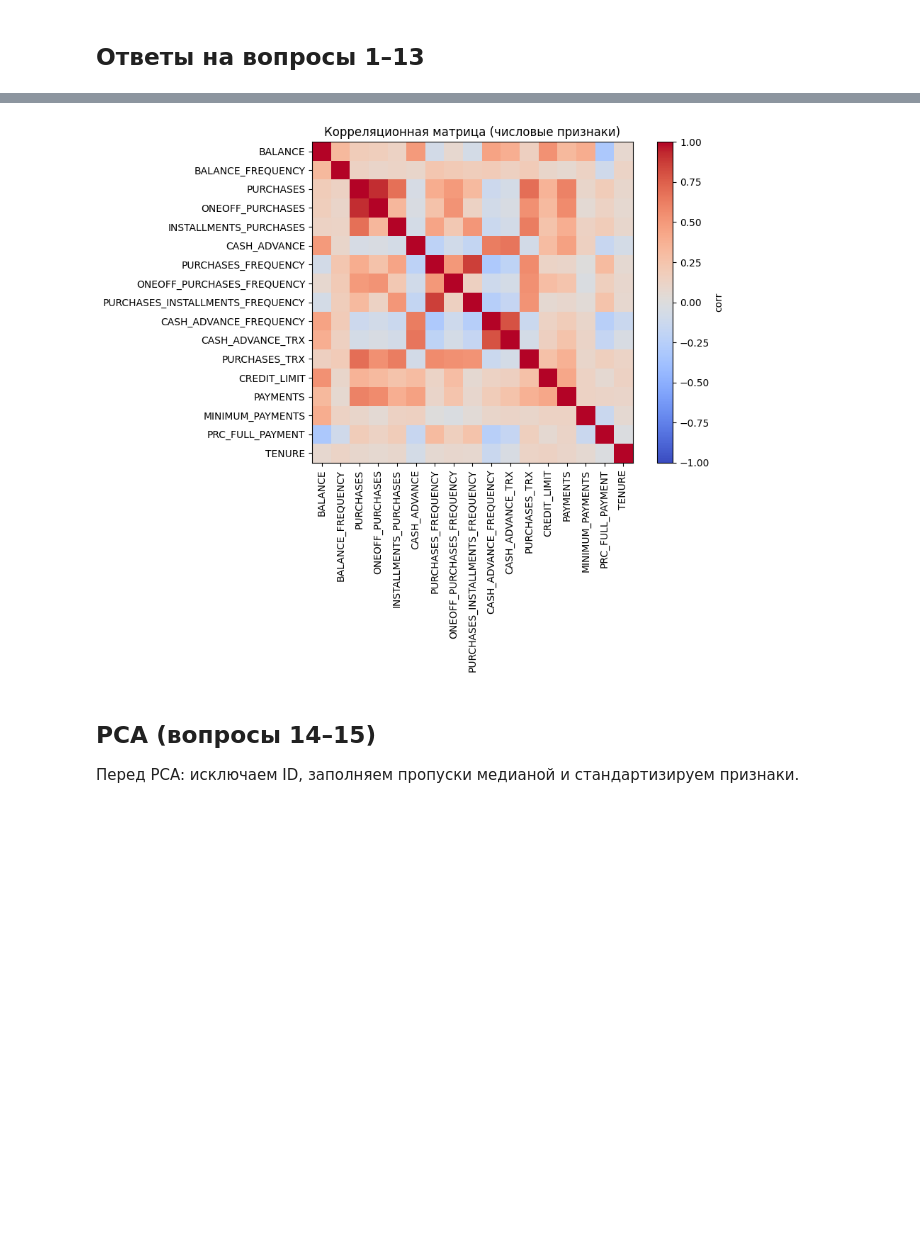
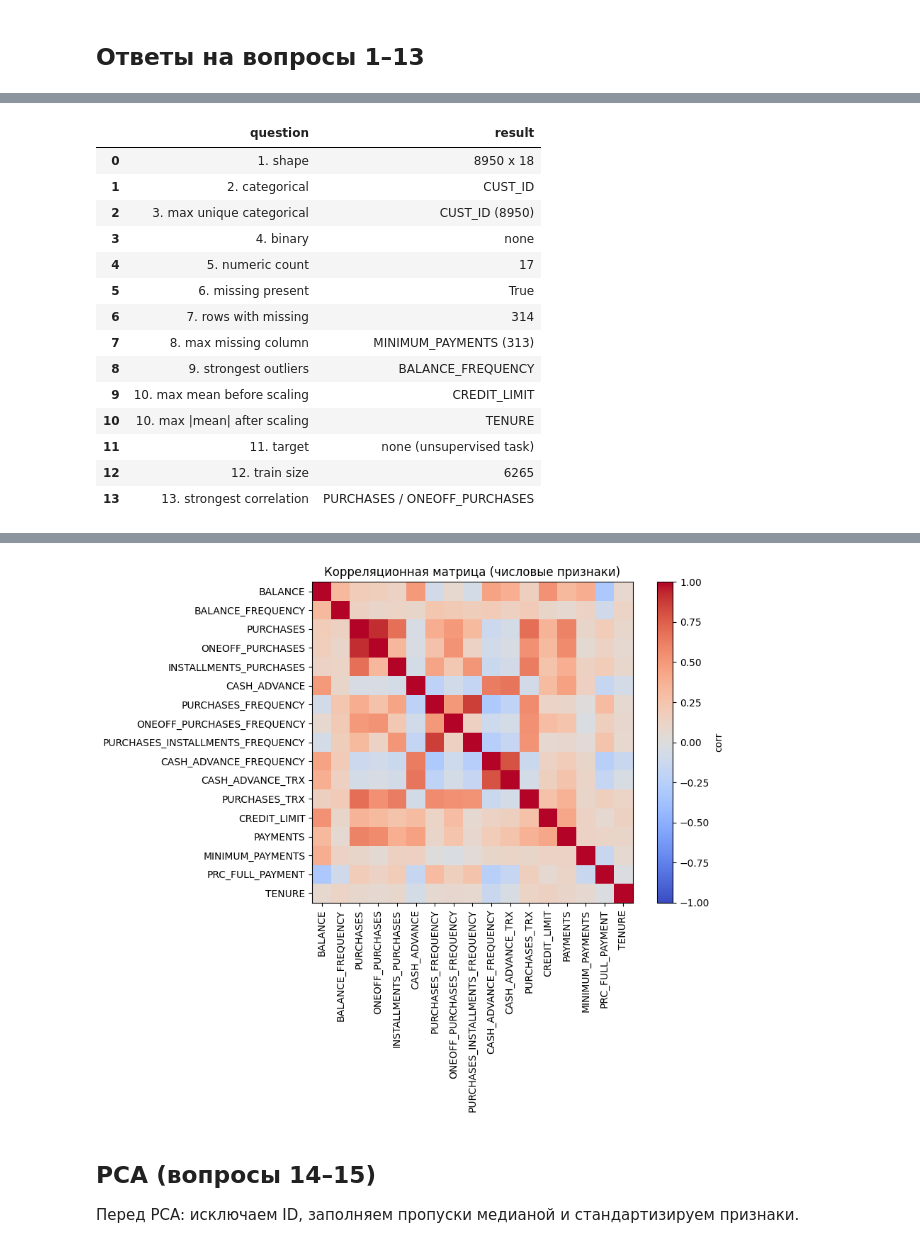
Before and after one commit to TinkyWinner/AI, a Jupyter notebook: Нир/task5_ccdata_pca.ipynb, the cells around one changed output, grey strips where cells are left out. Cells and saved outputs as stored; diff of their text form; code cells hidden in the pictures; blank space fills up the shorter version.

```diff
--- a/Нир/task5_ccdata_pca.ipynb
+++ b/Нир/task5_ccdata_pca.ipynb
@@ -97,48 +94,36 @@ display(desc_df)
 # %% [markdown]
 ## Ответы на вопросы 1–13
 # %%
-# 1) Сколько объектов и признаков?
-n_objects, n_features = data.shape
-print('1) Объектов:', n_objects)
-print('   Признаков:', n_features)
+# Собираем ответы по данным в компактную сводную таблицу
+summary_rows = []
+summary_rows.append({'question': '1. shape', 'result': f'{data.shape[0]} x {data.shape[1]}'})
 
-# 2) Сколько категориальных признаков, какие?
+# Категориальные признаки
 cat_cols = data.select_dtypes(include=['object', 'category']).columns.tolist()
-print('2) Категориальных признаков:', len(cat_cols))
-print('   Список:', cat_cols)
+summary_rows.append({'question': '2. categorical', 'result': ', '.join(cat_cols) if cat_cols else 'none'})
 
-# 3) Столбец с максимальным числом уникальных значений среди категориальных
-if len(cat_cols) > 0:
+if cat_cols:
     nunique_cat = data[cat_cols].nunique(dropna=False).sort_values(ascending=False)
-    print('3) Максимум уникальных значений у:', nunique_cat.index[0], '→', int(nunique_cat.iloc[0]))
-    display(nunique_cat.to_frame('n_unique'))
-else:
-    print('3) Категориальных признаков нет')
+    summary_rows.append({'question': '3. max unique categorical', 'result': f'{nunique_cat.index[0]} ({int(nunique_cat.iloc[0])})'})
 
-# 4) Есть ли бинарные признаки?
 binary_cols = [c for c in data.columns if data[c].nunique(dropna=False) == 2]
-print('4) Бинарные признаки:', binary_cols if binary_cols else 'нет')
+summary_rows.append({'question': '4. binary', 'result': ', '.join(binary_cols) if binary_cols else 'none'})
 
-# 5) Какие числовые признаки?
+# Числовые признаки и базовая статистика
 num_cols = data.select_dtypes(include=[np.number]).columns.tolist()
-print('5) Числовых признаков:', len(num_cols))
-print('   Пример:', num_cols[:10])
+summary_rows.append({'question': '5. numeric count', 'result': str(len(num_cols))})
 
-# 6) Есть ли пропуски?
 has_missing = data.isna().any().any()
-print('6) Пропуски есть?' , bool(has_missing))
+summary_rows.append({'question': '6. missing present', 'result': str(bool(has_missing))})
 
-# 7) Сколько объектов с пропусками?
 rows_with_missing = int(data.isna().any(axis=1).sum())
-print('7) Объектов с пропусками:', rows_with_missing)
+summary_rows.append({'question': '7. rows with missing', 'result': str(rows_with_missing)})
 
-# 8) Столбец с максимальным количеством пропусков
 missing_by_col = data.isna().sum().sort_values(ascending=False)
 max_missing_col = missing_by_col.index[0]
-print('8) Больше всего пропусков в:', max_missing_col, '→', int(missing_by_col.iloc[0]))
-display(missing_by_col.head(10).to_frame('missing_count'))
+summary_rows.append({'question': '8. max missing column', 'result': f'{max_missing_col} ({int(missing_by_col.iloc[0])})'})
 
-# 9) Есть ли выбросы/аномальные значения? (оценка по правилу IQR)
+# Оценка выбросов по правилу IQR
 outlier_info = []
 for c in num_cols:
     s = data[c].dropna()
@@ -149,14 +134,10 @@ for c in num_cols:
     lower, upper = q1 - 1.5 * iqr, q3 + 1.5 * iqr
     frac = float(((s < lower) | (s > upper)).mean())
     outlier_info.append((c, frac))
-outlier_df = (
-    pd.DataFrame(outlier_info, columns=['column', 'outlier_fraction'])
-    .sort_values('outlier_fraction', ascending=False)
- )
-print('9) Признаки с наибольшей долей выбросов (топ-5):')
-display(outlier_df.head(5))
+outlier_df = pd.DataFrame(outlier_info, columns=['column', 'outlier_fraction']).sort_values('outlier_fraction', ascending=False)
+summary_rows.append({'question': '9. strongest outliers', 'result': outlier_df.head(1).iloc[0, 0] if not outlier_df.empty else 'none'})
 
-# 10) Столбец с максимальным средним значением до/после стандартизации
+# Стандартизация перед дальнейшим анализом
 means_before = data[num_cols].mean(numeric_only=True).sort_values(ascending=False)
 col_max_mean_before = means_before.index[0]
 
@@ -169,29 +150,26 @@ means_after = pd.Series(X_scaled.mean(axis=0), index=num_cols)
 abs_means_after = means_after.abs().sort_values(ascending=False)
 col_max_abs_mean_after = abs_means_after.index[0]
 
-print('10) До стандартизации max(mean):', col_max_mean_before, '→', float(means_before.iloc[0]))
-print('    После стандартизации max(|mean|):', col_max_abs_mean_after, '→', float(abs_means_after.iloc[0]))
-display(abs_means_after.head(5).to_frame('abs(mean after scaling)'))
+summary_rows.append({'question': '10. max mean before scaling', 'result': col_max_mean_before})
+summary_rows.append({'question': '10. max |mean| after scaling', 'result': col_max_abs_mean_after})
 
-# 11) Столбец с целевым признаком
-print('11) Целевого признака в датасете нет (задача без учителя: кластеризация).')
+summary_rows.append({'question': '11. target', 'result': 'none (unsupervised task)'})
 
-# 12) Размер train при train_test_split(test_size=0.3, random_state=42)
+# Размер обучающей выборки после разбиения
 X_for_split = pd.DataFrame(X_scaled, columns=num_cols)
 X_train, X_test = train_test_split(X_for_split, test_size=0.3, random_state=RANDOM_STATE)
-print('12) Train объектов:', X_train.shape[0])
+summary_rows.append({'question': '12. train size', 'result': str(X_train.shape[0])})
 
-# 13) Линейная зависимость (корреляция)
+# Самые сильные парные корреляции
 corr = pd.DataFrame(X_num_imputed, columns=num_cols).corr()
-pairs = (
-    corr.where(np.triu(np.ones(corr.shape), k=1).astype(bool))
-    .stack()
-    .rename('corr')
-    .abs()
-    .sort_values(ascending=False)
- )
-print('13) Топ-10 пар с наибольшей |corr|:')
-display(pairs.head(10).reset_index().rename(columns={'level_0': 'feature_1', 'level_1': 'feature_2', 'corr': 'abs_corr'}))
+pairs = corr.where(np.triu(np.ones(corr.shape), k=1).astype(bool)).stack().rename('corr').abs().sort_values(ascending=False)
+top_pairs_df = pairs.head(10).reset_index().rename(columns={'level_0': 'feature_1', 'level_1': 'feature_2', 'corr': 'abs_corr'})
+summary_rows.append({'question': '13. strongest correlation', 'result': f'{top_pairs_df.iloc[0,0]} / {top_pairs_df.iloc[0,1]}' if not top_pairs_df.empty else 'none'})
+
+display(pd.DataFrame(summary_rows))
+display(missing_by_col.head(10).to_frame('missing_count'))
+display(outlier_df.head(5))
+display(top_pairs_df)
 
 plt.figure(figsize=(10, 8))
 plt.imshow(corr, cmap='coolwarm', vmin=-1, vmax=1)
@@ -221,0 +183,15 @@ INSTALLMENTS_PURCHASES                    PURCHASES_TRX  0.628108
+|  | question | result |
+| 0 | 1. shape | 8950 x 18 |
+| 1 | 2. categorical | CUST_ID |
+| 2 | 3. max unique categorical | CUST_ID (8950) |
+| 3 | 4. binary | none |
+| 4 | 5. numeric count | 17 |
+| 5 | 6. missing present | True |
+| 6 | 7. rows with missing | 314 |
+| 7 | 8. max missing column | MINIMUM_PAYMENTS (313) |
+| 8 | 9. strongest outliers | BALANCE_FREQUENCY |
+| 9 | 10. max mean before scaling | CREDIT_LIMIT |
+| 10 | 10. max |mean| after scaling | TENURE |
+| 11 | 11. target | none (unsupervised task) |
+| 12 | 12. train size | 6265 |
+| 13 | 13. strongest correlation | PURCHASES / ONEOFF_PURCHASES |
```
Also changed, not shown: parts of 4 cells of this notebook, 1 other file.
